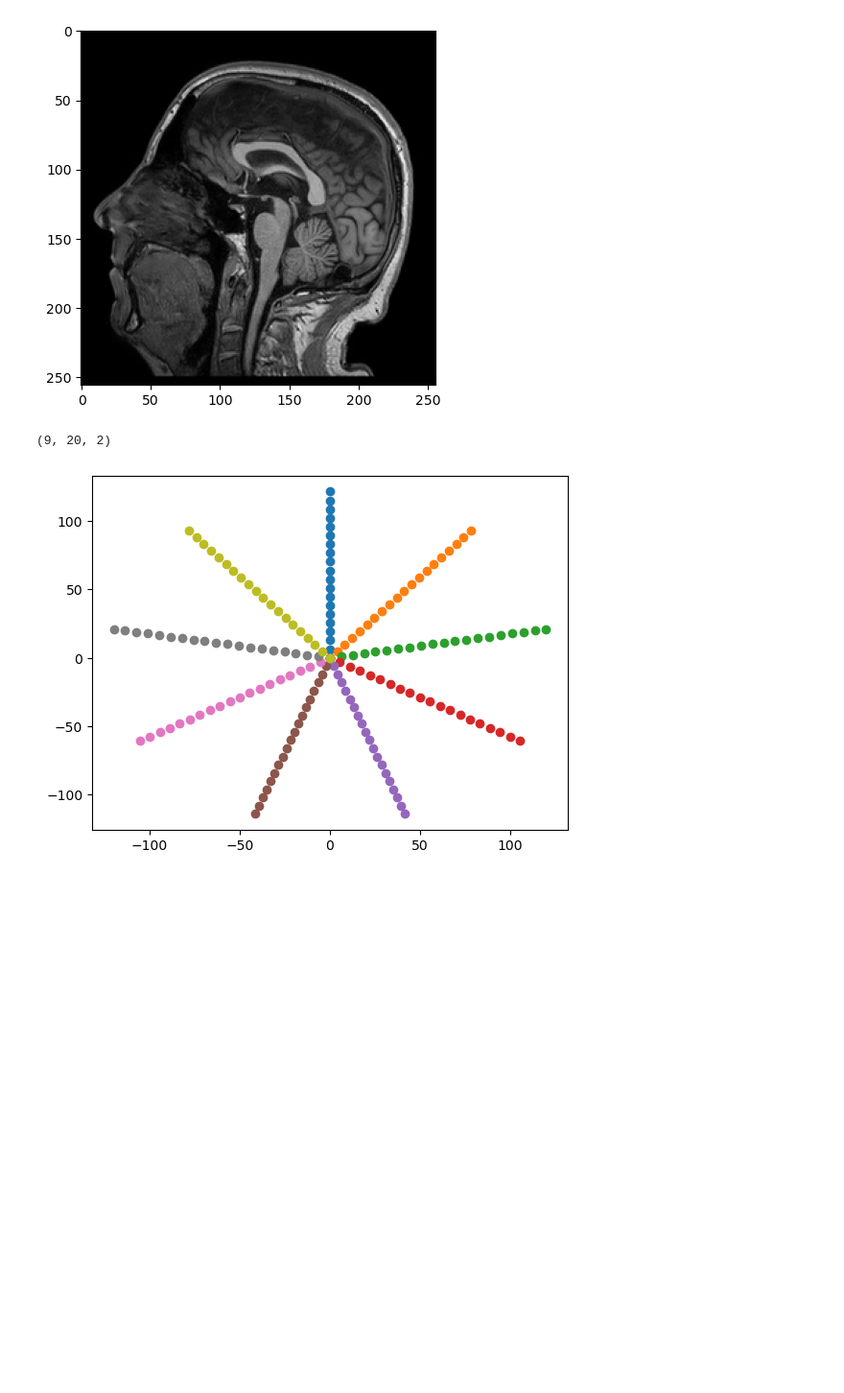
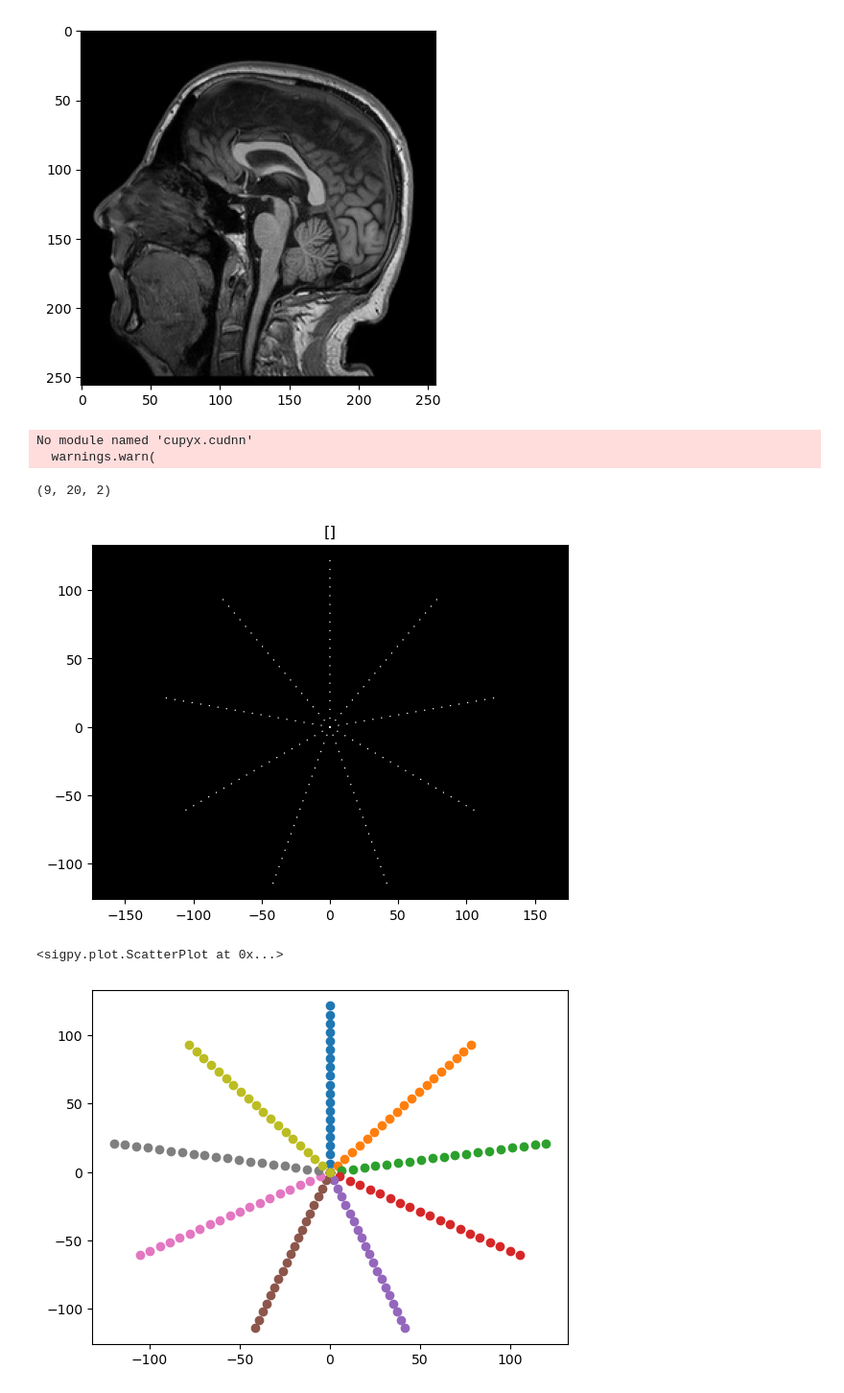
Before and after one commit to ReyhanSanei/MedicalImages_project1, a Jupyter notebook: notebooks/explore_sitk_sigpy.ipynb, the cells around one changed output. Shown at 96% size. Drawn from its saved outputs; the diff is of its cells as text; code cells hidden in the pictures; blank space fills up the shorter version.

Commit message:
Beginning project tasks. More tests on the behaviour of sigpy functions

```diff
--- a/notebooks/explore_sitk_sigpy.ipynb
+++ b/notebooks/explore_sitk_sigpy.ipynb
@@ -22,11 +22,16 @@ plt.imshow(t1[45],cmap='gray')
 # %%
 import sigpy.mri
 import sigpy.plot
 coord = sigpy.mri.radial([9,20,2],[256,256],golden=False)
 print(coord.shape)
 # coord
+sigpy.plot.ScatterPlot(coord)
 # %% [output]
-(9, 20, 2)
+No module named 'cupyx.cudnn'
+  warnings.warn(
+(9, 20, 2)
+[figure, added]
+<sigpy.plot.ScatterPlot at 0x...>
 # %%
 for spoke in coord:
     plt.scatter(spoke[:,0],spoke[:,1])
```
Also changed, not shown: parts of 13 cells of this notebook, 1 other file.
